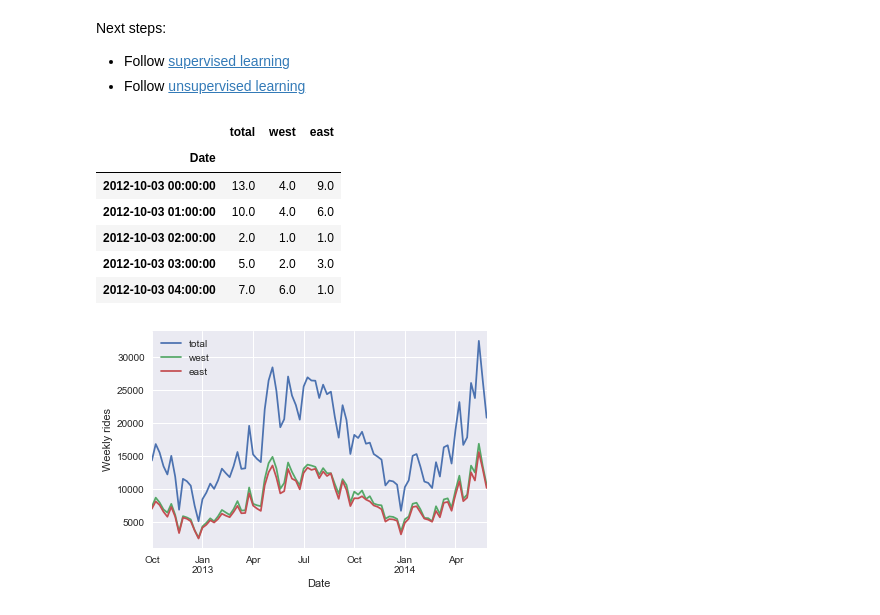
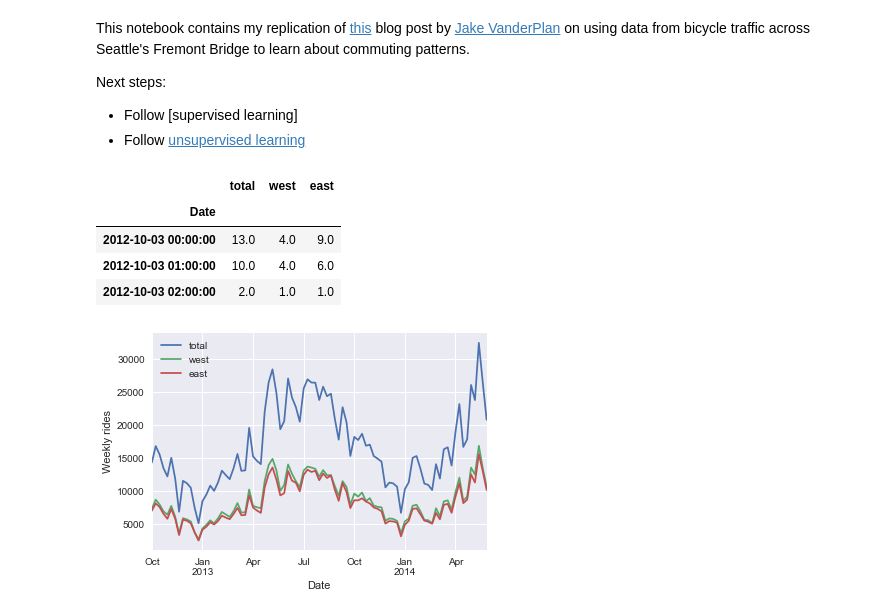
Before and after one commit to fabiangunzinger/seattle_cycling, a Jupyter notebook: seattle_supervised_modeling.ipynb, the cells around one changed output. Cells and saved outputs as stored; diff of their text form; code cells hidden in the pictures.

Commit message:
Rename supervised notebook

```diff
--- a/seattle_cycling_supervised.ipynb
+++ b/seattle_supervised_modeling.ipynb
@@ -1,5 +1,7 @@
 # %% [markdown]
+This notebook contains my replication of [this](https://jakevdp.github.io/blog/2014/06/10/is-seattle-really-seeing-an-uptick-in-cycling/) blog post by [Jake VanderPlan](http://vanderplas.com/) on using data from bicycle traffic across Seattle's Fremont Bridge to learn about commuting patterns.
+
 Next steps:
-- Follow [supervised learning](https://jakevdp.github.io/blog/2014/06/10/is-seattle-really-seeing-an-uptick-in-cycling/)
+- Follow [supervised learning]
 - Follow [unsupervised learning](https://jakevdp.github.io/blog/2015/07/23/learning-seattles-work-habits-from-bicycle-counts/)
 # %%
@@ -11,21 +16,18 @@ import pandas as pd
 # %%
 # Load data
 
 start = '1 Oct 2012'
 end = '30 May 2014'
 
-from seattlecycling.data import get_fremont_data
 data = get_fremont_data()
 data = data.loc[start:end]
-data.head()
+data.head(3)
 # %% [output]
 |  | total | west | east |
 | Date |  |  |  |
 | 2012-10-03 00:00:00 | 13.0 | 4.0 | 9.0 |
 | 2012-10-03 01:00:00 | 10.0 | 4.0 | 6.0 |
 | 2012-10-03 02:00:00 | 2.0 | 1.0 | 1.0 |
-| 2012-10-03 03:00:00 | 5.0 | 2.0 | 3.0 |
-| 2012-10-03 04:00:00 | 7.0 | 6.0 | 1.0 |
 # %%
 # Resample data into daily and weekly totals
 
```
Also changed, not shown: parts of 4 cells of this notebook.
